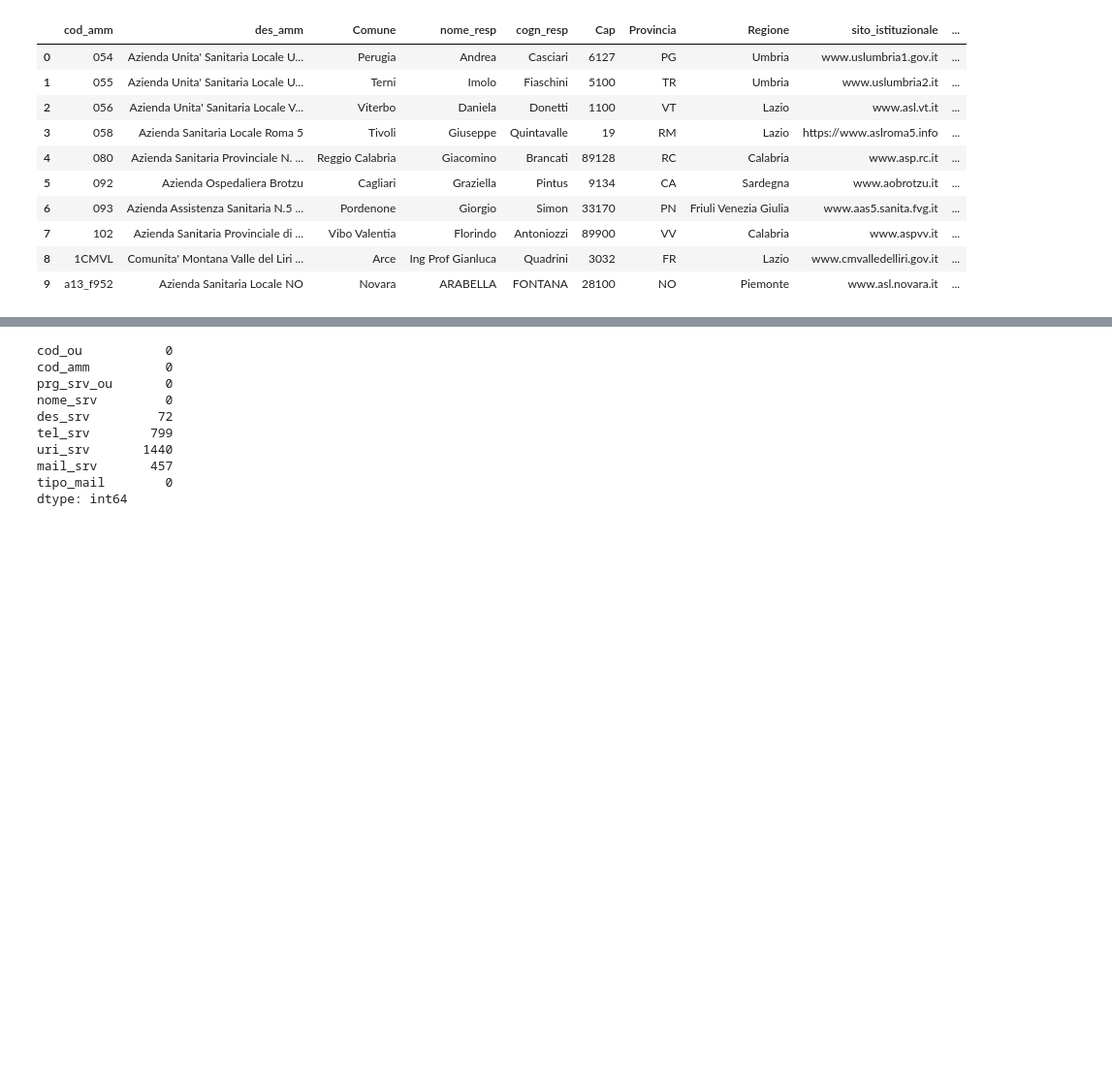
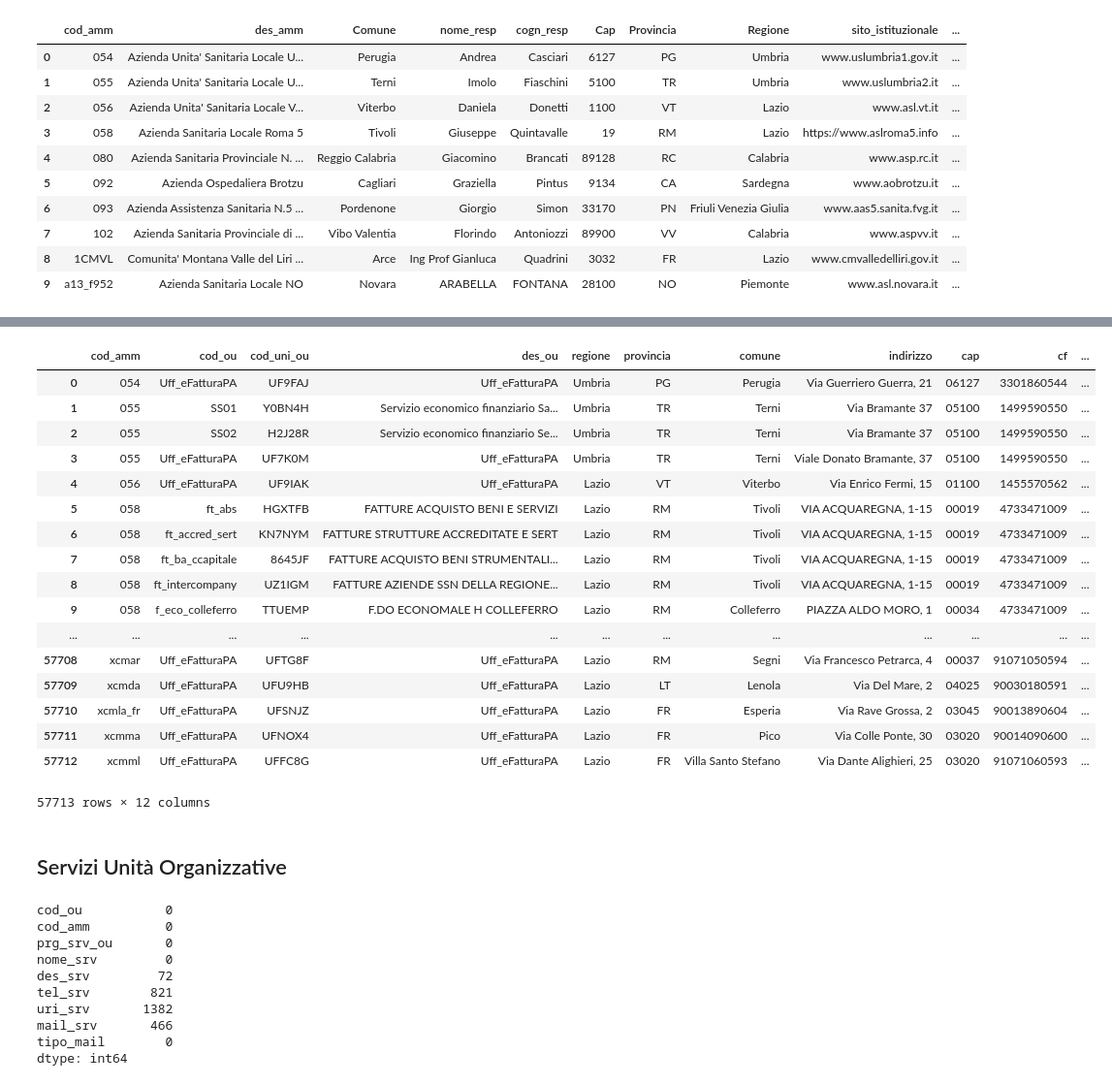
Before and after one commit to mariaclaudia/IPA, a Jupyter notebook: IPA data quality check.ipynb, the cells around one changed output, grey strips where cells are left out. Shown: that part at 97% size. Saved outputs shown, nothing was run; the diff lists cells and outputs as text; code cells hidden in the pictures; blank space fills up the shorter version.

```diff
--- a/IPA data quality check.ipynb
+++ b/IPA data quality check.ipynb
@@ -202,0 +282,4 @@ dtype: int64
+# %%
+#Servizi fatturazione
+serv_fatt = pd.read_csv(u_serv_fatt, sep="\t")
+serv_fatt.isnull().sum()
@@ -203,6 +300,29 @@ dtype: int64
+# %%
+serv_fatt
+# %% [output]
+|  | cod_amm | cod_ou | cod_uni_ou | des_ou | regione | provincia | comune | indirizzo | cap | cf | ... |
+| 0 | 054 | Uff_eFatturaPA | UF9FAJ | Uff_eFatturaPA | Umbria | PG | Perugia | Via Guerriero Guerra, 21 | 06127 | 3301860544 | ... |
+| 1 | 055 | SS01 | Y0BN4H | Servizio economico finanziario Sa... | Umbria | TR | Terni | Via Bramante 37 | 05100 | 1499590550 | ... |
+| 2 | 055 | SS02 | H2J28R | Servizio economico finanziario Se... | Umbria | TR | Terni | Via Bramante 37 | 05100 | 1499590550 | ... |
+| 3 | 055 | Uff_eFatturaPA | UF7K0M | Uff_eFatturaPA | Umbria | TR | Terni | Viale Donato Bramante, 37 | 05100 | 1499590550 | ... |
+| 4 | 056 | Uff_eFatturaPA | UF9IAK | Uff_eFatturaPA | Lazio | VT | Viterbo | Via Enrico Fermi, 15 | 01100 | 1455570562 | ... |
+| 5 | 058 | ft_abs | HGXTFB | FATTURE ACQUISTO BENI E SERVIZI | Lazio | RM | Tivoli | VIA ACQUAREGNA, 1-15 | 00019 | 4733471009 | ... |
+| 6 | 058 | ft_accred_sert | KN7NYM | FATTURE STRUTTURE ACCREDITATE E SERT | Lazio | RM | Tivoli | VIA ACQUAREGNA, 1-15 | 00019 | 4733471009 | ... |
+| 7 | 058 | ft_ba_ccapitale | 8645JF | FATTURE ACQUISTO BENI STRUMENTALI... | Lazio | RM | Tivoli | VIA ACQUAREGNA, 1-15 | 00019 | 4733471009 | ... |
+| 8 | 058 | ft_intercompany | UZ1IGM | FATTURE AZIENDE SSN DELLA REGIONE... | Lazio | RM | Tivoli | VIA ACQUAREGNA, 1-15 | 00019 | 4733471009 | ... |
+| 9 | 058 | f_eco_colleferro | TTUEMP | F.DO ECONOMALE H COLLEFERRO | Lazio | RM | Colleferro | PIAZZA ALDO MORO, 1 | 00034 | 4733471009 | ... |
+| ... | ... | ... | ... | ... | ... | ... | ... | ... | ... | ... | ... |
+| 57708 | xcmar | Uff_eFatturaPA | UFTG8F | Uff_eFatturaPA | Lazio | RM | Segni | Via Francesco Petrarca, 4 | 00037 | 91071050594 | ... |
+| 57709 | xcmda | Uff_eFatturaPA | UFU9HB | Uff_eFatturaPA | Lazio | LT | Lenola | Via Del Mare, 2 | 04025 | 90030180591 | ... |
+| 57710 | xcmla_fr | Uff_eFatturaPA | UFSNJZ | Uff_eFatturaPA | Lazio | FR | Esperia | Via Rave Grossa, 2 | 03045 | 90013890604 | ... |
+| 57711 | xcmma | Uff_eFatturaPA | UFNOX4 | Uff_eFatturaPA | Lazio | FR | Pico | Via Colle Ponte, 30 | 03020 | 90014090600 | ... |
+| 57712 | xcmml | Uff_eFatturaPA | UFFC8G | Uff_eFatturaPA | Lazio | FR | Villa Santo Stefano | Via Dante Alighieri, 25 | 03020 | 91071060593 | ... |
+57713 rows × 12 columns
+# %% [markdown]
+## Servizi Unità Organizzative
 # %%
 #Servizi Unità Organizzative
-serv_ou = pd.read_csv("serv_ou.txt", sep="\t")
+serv_ou = pd.read_csv(u_serv_ou, sep="\t")
 serv_ou.isnull().sum()
 # %% [output]
 cod_ou           0
@@ -210,8 +330,8 @@ cod_amm          0
 prg_srv_ou       0
 nome_srv         0
 des_srv         72
-tel_srv        799
-uri_srv       1440
-mail_srv       457
+tel_srv        821
+uri_srv       1382
+mail_srv       466
 tipo_mail        0
 dtype: int64
```
Also changed, not shown: parts of 30 cells of this notebook.
